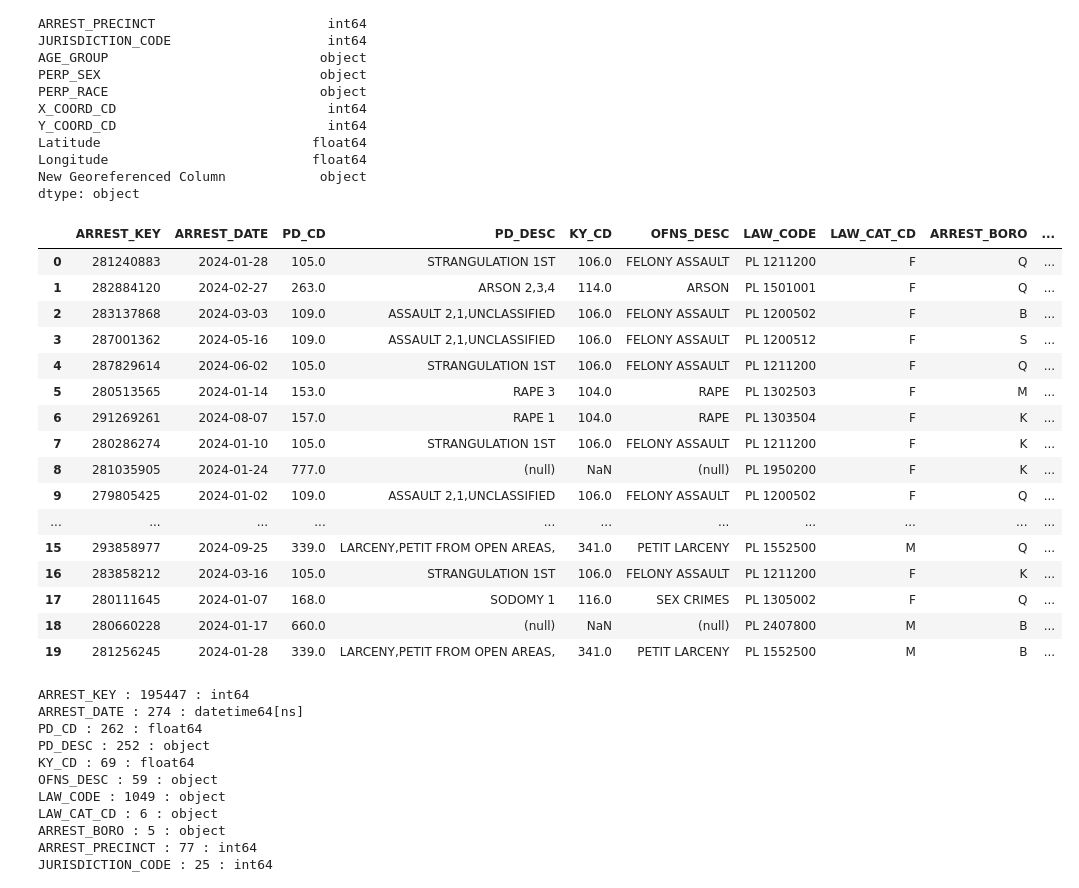
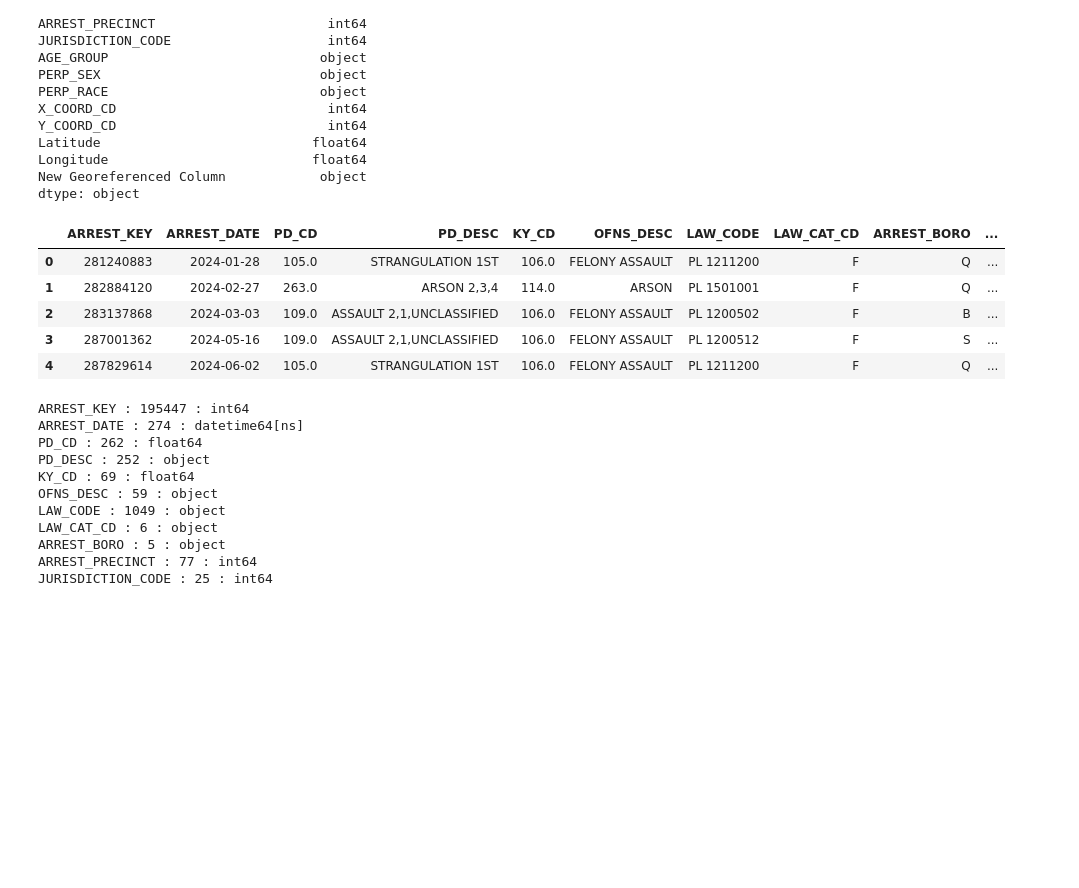
Before and after one commit to annahauk/CS513, a Jupyter notebook: annaEDA.ipynb, the cells around one changed output. Saved outputs shown, nothing was run; the diff lists cells and outputs as text; code cells hidden in the pictures; blank space fills up the shorter version.

```diff
--- a/annaEDA.ipynb
+++ b/annaEDA.ipynb
@@ -100,25 +100,14 @@ Longitude                          float64
 New Georeferenced Column            object
 dtype: object
 # %%
-df.head(20)
+df.head()
 # %% [output]
 |  | ARREST_KEY | ARREST_DATE | PD_CD | PD_DESC | KY_CD | OFNS_DESC | LAW_CODE | LAW_CAT_CD | ARREST_BORO | ... |
 | 0 | 281240883 | 2024-01-28 | 105.0 | STRANGULATION 1ST | 106.0 | FELONY ASSAULT | PL 1211200 | F | Q | ... |
 | 1 | 282884120 | 2024-02-27 | 263.0 | ARSON 2,3,4 | 114.0 | ARSON | PL 1501001 | F | Q | ... |
 | 2 | 283137868 | 2024-03-03 | 109.0 | ASSAULT 2,1,UNCLASSIFIED | 106.0 | FELONY ASSAULT | PL 1200502 | F | B | ... |
 | 3 | 287001362 | 2024-05-16 | 109.0 | ASSAULT 2,1,UNCLASSIFIED | 106.0 | FELONY ASSAULT | PL 1200512 | F | S | ... |
 | 4 | 287829614 | 2024-06-02 | 105.0 | STRANGULATION 1ST | 106.0 | FELONY ASSAULT | PL 1211200 | F | Q | ... |
-| 5 | 280513565 | 2024-01-14 | 153.0 | RAPE 3 | 104.0 | RAPE | PL 1302503 | F | M | ... |
-| 6 | 291269261 | 2024-08-07 | 157.0 | RAPE 1 | 104.0 | RAPE | PL 1303504 | F | K | ... |
-| 7 | 280286274 | 2024-01-10 | 105.0 | STRANGULATION 1ST | 106.0 | FELONY ASSAULT | PL 1211200 | F | K | ... |
-| 8 | 281035905 | 2024-01-24 | 777.0 | (null) | NaN | (null) | PL 1950200 | F | K | ... |
-| 9 | 279805425 | 2024-01-02 | 109.0 | ASSAULT 2,1,UNCLASSIFIED | 106.0 | FELONY ASSAULT | PL 1200502 | F | Q | ... |
-| ... | ... | ... | ... | ... | ... | ... | ... | ... | ... | ... |
-| 15 | 293858977 | 2024-09-25 | 339.0 | LARCENY,PETIT FROM OPEN AREAS, | 341.0 | PETIT LARCENY | PL 1552500 | M | Q | ... |
-| 16 | 283858212 | 2024-03-16 | 105.0 | STRANGULATION 1ST | 106.0 | FELONY ASSAULT | PL 1211200 | F | K | ... |
-| 17 | 280111645 | 2024-01-07 | 168.0 | SODOMY 1 | 116.0 | SEX CRIMES | PL 1305002 | F | Q | ... |
-| 18 | 280660228 | 2024-01-17 | 660.0 | (null) | NaN | (null) | PL 2407800 | M | B | ... |
-| 19 | 281256245 | 2024-01-28 | 339.0 | LARCENY,PETIT FROM OPEN AREAS, | 341.0 | PETIT LARCENY | PL 1552500 | M | B | ... |
 # %%
 for col in df.columns:
     print(col, ":", df[col].nunique(), ":", df[col].dtype)
```
Also changed, not shown: parts of 41 cells of this notebook.
